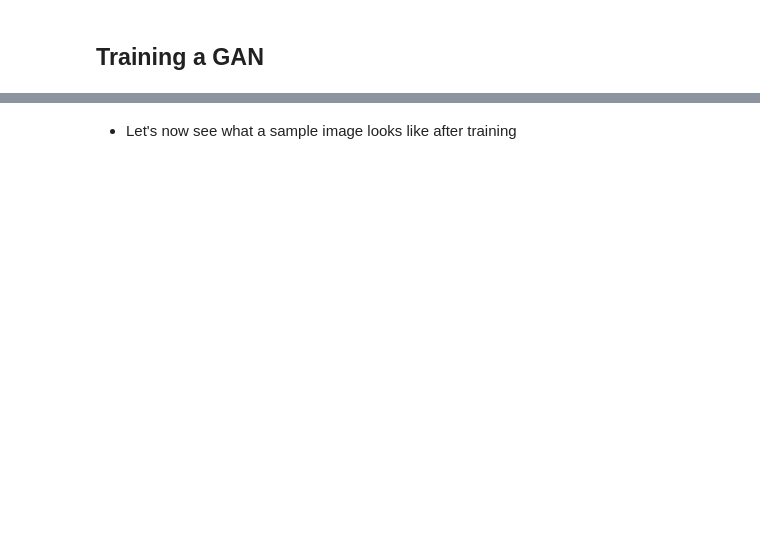
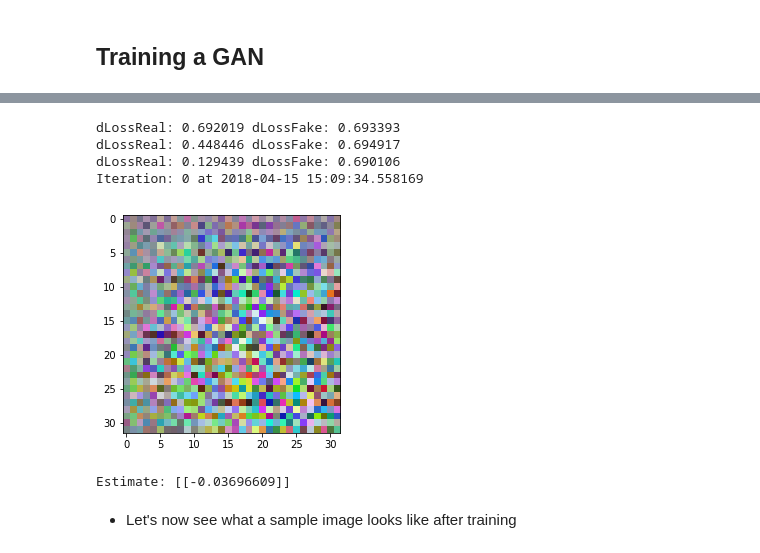
Before and after one commit to Lamela/GAN, a Jupyter notebook: GAN.ipynb, the cells around one changed output, grey strips where cells are left out. Cells and saved outputs as stored; diff of their text form; code cells hidden in the pictures; blank space fills up the shorter version.

```diff
--- a/GAN.ipynb
+++ b/GAN.ipynb
@@ -213,11 +230,68 @@ trainerG = adam.minimize(g_loss, var_list=g_vars)
-# %%
-sess.run(tf.global_variables_initializer())
-iterations = 1000
-for i in range(iterations):
-    z_batch = np.random.normal(-1, 1, size=[batch_size, z_dimensions])
-    real_image_batch = x_train_reshape[i * batch_size: (i + 1) * batch_size]
-    _,dLoss = sess.run([trainerD, d_loss],feed_dict={z_placeholder:z_batch,x_placeholder:real_image_batch}) #Update the discriminator
-    _,gLoss = sess.run([trainerG,g_loss],feed_dict={z_placeholder:z_batch}) #Update the generator
+# %%
+import datetime
+tf.summary.scalar('Generator_loss', g_loss)
+tf.summary.scalar('Discriminator_loss_real', d_loss_real)
+tf.summary.scalar('Discriminator_loss_fake', d_loss_fake)
+
+images_for_tensorboard = generator(z_placeholder, batch_size, z_dimensions,reuse=True)
+tf.summary.image('Generated_images', images_for_tensorboard, 5)
+merged = tf.summary.merge_all()
+logdir = "tensorboard/" + datetime.datetime.now().strftime("%Y%m%d-%H%M%S") + "/"
+writer = tf.summary.FileWriter(logdir, sess.graph)
+# %%
+sess = tf.Session()
+sess.run(tf.global_variables_initializer())
+
+# Pre-train discriminator
+for i in range(300):
+    z_batch = np.random.normal(0, 1, size=[batch_size, z_dimensions])
+    real_image_batch = x_train_reshape[i * batch_size % 10000: (i + 1) * batch_size % 10000]
+    _, __, dLossReal, dLossFake = sess.run([d_trainer_real, d_trainer_fake, d_loss_real, d_loss_fake],
+                                           {x_placeholder: real_image_batch, z_placeholder: z_batch})
+
+    if(i % 100 == 0):
+        print("dLossReal:", dLossReal, "dLossFake:", dLossFake)
+
+# Train generator and discriminator together
+for i in range(1000):
+    real_image_batch = x_train_reshape[i * batch_size % 10000: (i + 1) * batch_size % 10000]
+    z_batch = np.random.normal(0, 1, size=[batch_size, z_dimensions])
+
+    # Train discriminator on both real and fake images
+    _, __, dLossReal, dLossFake = sess.run([d_trainer_real, d_trainer_fake, d_loss_real, d_loss_fake],
+                                           {x_placeholder: real_image_batch, z_placeholder: z_batch})
+
+    # Train generator
+    z_batch = np.random.normal(0, 1, size=[batch_size, z_dimensions])
+    _ = sess.run(g_trainer, feed_dict={z_placeholder: z_batch})
+
+    if i % 10 == 0:
+        # Update TensorBoard with summary statistics
+        z_batch = np.random.normal(0, 1, size=[batch_size, z_dimensions])
+        summary = sess.run(merged, {z_placeholder: z_batch, x_placeholder: real_image_batch})
+        writer.add_summary(summary, i)
+
+    if i % 100 == 0:
+        # Every 100 iterations, show a generated image
+        print("Iteration:", i, "at", datetime.datetime.now())
+        z_batch = np.random.normal(0, 1, size=[1, z_dimensions])
+        generated_images = generator(z_placeholder, 1, z_dimensions, reuse=True)
+        images = sess.run(generated_images, {z_placeholder: z_batch})
+        plt.imshow(images[0].reshape([32,32,3]))
+        plt.show()
+
+        # Show discriminator's estimate
+        im = images[0].reshape([1, 32, 32, 3])
+        result = discriminator(x_placeholder, reuse=True)
+        estimate = sess.run(result, {x_placeholder: im})
+        print("Estimate:", estimate)
+# %% [output]
+dLossReal: 0.692019 dLossFake: 0.693393
+dLossReal: 0.448446 dLossFake: 0.694917
+dLossReal: 0.129439 dLossFake: 0.690106
+Iteration: 0 at 2018-04-15 15:09:34.558169
+[figure, added]
+Estimate: [[-0.03696609]]
 # %% [markdown]
  - Let's now see what a sample image looks like after training
 # %%
```
Also changed, not shown: parts of 5 cells of this notebook.
